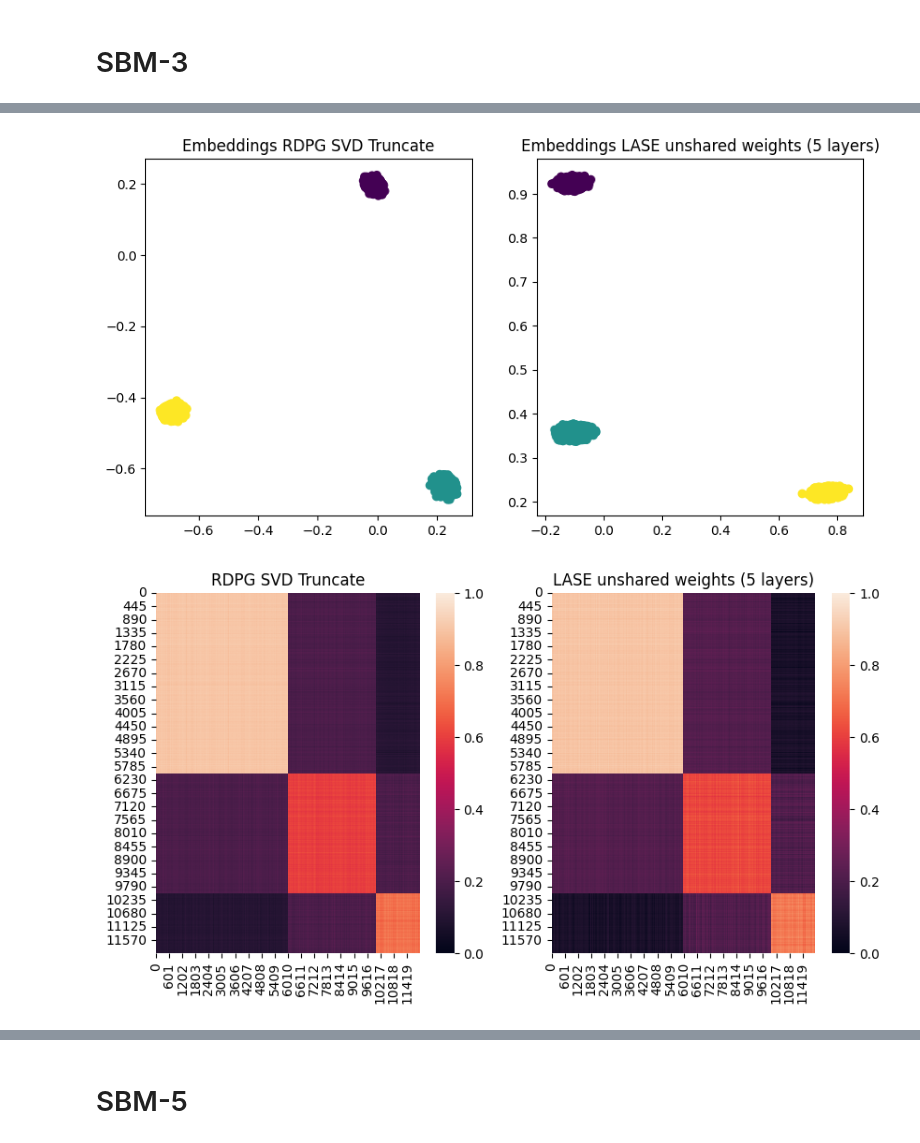
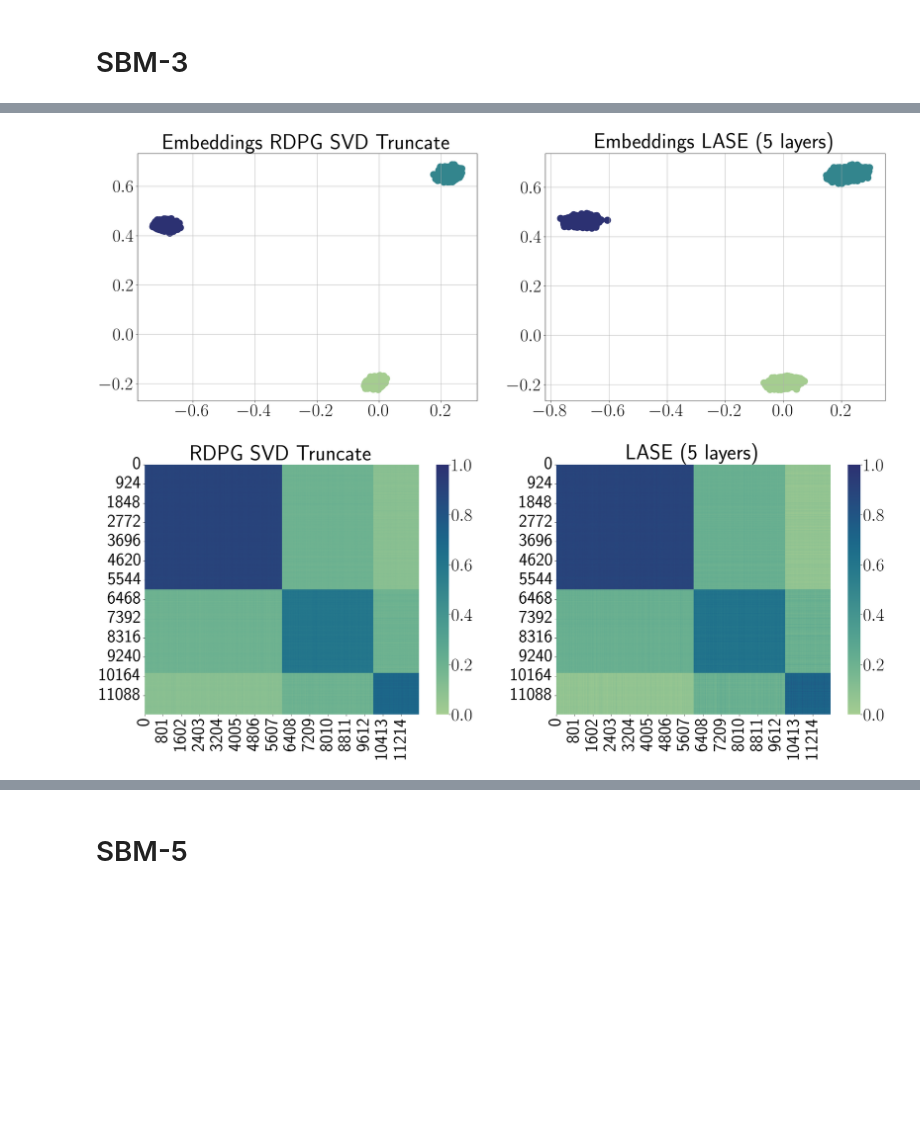
Before and after one commit to sofiperez91/LASE, a Jupyter notebook: notebooks/LASE_subgraphs_section.ipynb, the cells around one changed output, grey strips where cells are left out. Saved outputs shown, nothing was run; the diff lists cells and outputs as text; code cells hidden in the pictures; blank space fills up the shorter version.

```diff
--- a/notebooks/LASE_subgraphs_section.ipynb
+++ b/notebooks/LASE_subgraphs_section.ipynb
@@ -18,6 +19,12 @@ from training.get_init import get_x_init
 # SBM-3
 # %%
 torch.manual_seed(42)
+
+plt.rcParams['lines.linewidth'] = 3
+plt.rcParams['text.usetex'] = True
+plt.rcParams['font.size'] = 40
+plt.rcParams['lines.markersize'] = 15
+plt.rcParams['axes.grid'] = False
 
 d = 3
 gd_steps = 5
@@ -63,18 +70,25 @@ print("Loss RDPG SVD Truncate: ", loss)
 n = [6000, 4000, 2000]
 colors = np.concatenate((np.ones(n[0]),np.ones(n[1])*2,np.ones(n[2])*3))
 
-fig, axes = plt.subplots(1, 2, figsize =(10,5))
+
+x_lase_p = align_Xs(x_lase,x_svd)
+
+plt.rcParams['axes.grid'] = True
+fig, axes = plt.subplots(1, 2, figsize =(30,10))
 axes[0].set_title('Embeddings RDPG SVD Truncate')
-axes[0].scatter(x_svd[:,0],x_svd[:,1], c=colors)
-axes[1].set_title(f'Embeddings LASE unshared weights ({gd_steps} layers)')
-axes[1].scatter(x_lase[:,0],x_lase[:,1], c=colors)
+axes[0].scatter(x_svd[:,0],x_svd[:,1], c=colors, cmap="crest")
+axes[1].set_title(f'Embeddings LASE ({gd_steps} layers)')
+axes[1].scatter(x_lase_p[:,0],x_lase_p[:,1], c=colors, cmap="crest")
+
 plt.show()
 
-fig, axes = plt.subplots(1, 2, figsize =(10,5))
+plt.rcParams['axes.grid'] = False
+fig, axes = plt.subplots(1, 2, figsize =(30,10))
 axes[0].set_title('RDPG SVD Truncate')
-sns.heatmap(x_svd@x_svd.T, ax=axes[0], vmin=0.0, vmax=1.0, cbar=True)
-axes[1].set_title(f'LASE unshared weights ({gd_steps} layers)')
-sns.heatmap(x_lase@x_lase.T, ax=axes[1], vmin=0.0, vmax=1.0, cbar=True)
+sns.heatmap(x_svd@x_svd.T, ax=axes[0], vmin=0.0, vmax=1.0, cbar=True, cmap="crest")
+axes[1].set_title(f'LASE ({gd_steps} layers)')
+sns.heatmap(x_lase@x_lase.T, ax=axes[1], vmin=0.0, vmax=1.0, cbar=True, cmap="crest")
+
 plt.show()
 # %% [output]
 Loss LASE shared weights (5 layers):  tensor(4295.8354)
@@ -82,5 +96,5 @@ Loss RDPG SVD Truncate:  4497.6567
-[figure, old version]
+[figure, new version]
-[figure, old version]
+[figure, new version]
 # %%
 from models.SVD_truncate import align_Xs
 
```
Also changed, not shown: parts of 3 cells of this notebook, 21 other files.
